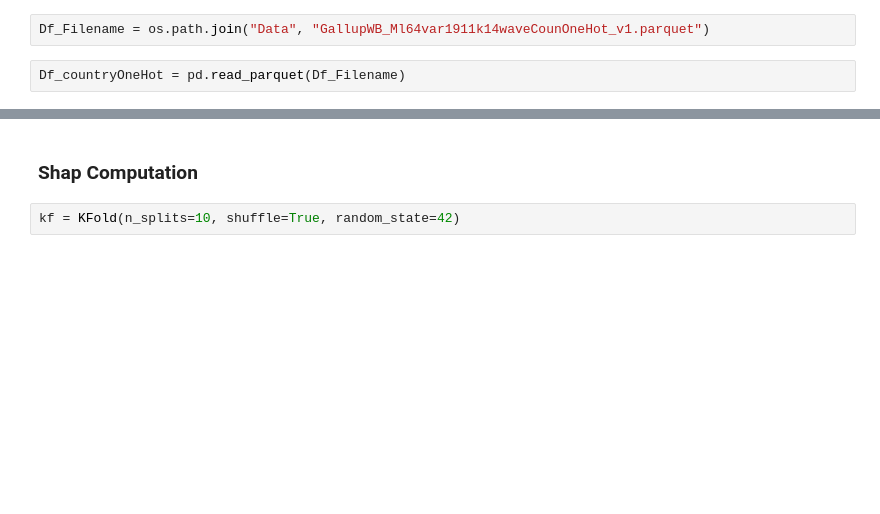
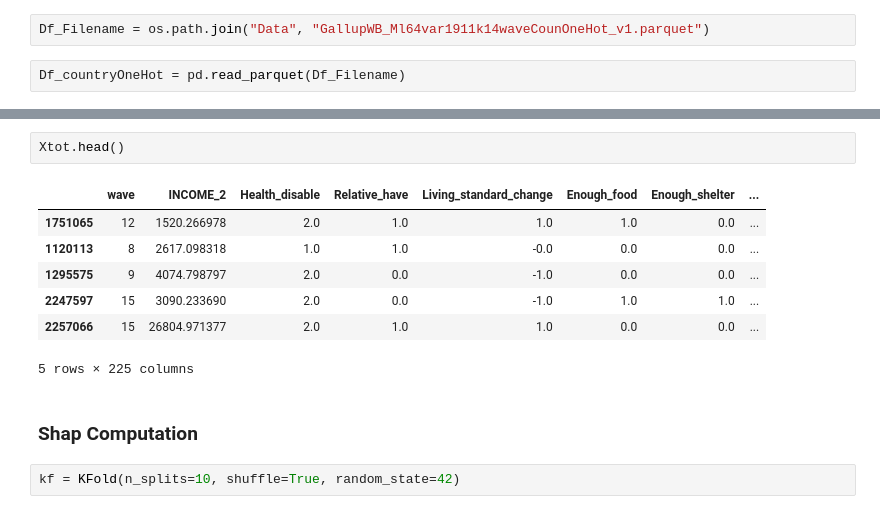
Before and after one commit to MichaelChaoLi-cpu/GallupWellBeingResearch, a Jupyter notebook: Code/MJ_AN_ShapXgbGenderTreatment_RapidsT4.ipynb, the cells around one changed output, grey strips where cells are left out. Saved outputs shown, nothing was run; the diff lists cells and outputs as text; blank space fills up the shorter version.

```diff
--- a/Code/MJ_AN_ShapXgbGenderTreatment_RapidsT4.ipynb
+++ b/Code/MJ_AN_ShapXgbGenderTreatment_RapidsT4.ipynb
@@ -56,4 +102,14 @@ X = Df_countryOneHot.drop(columns=['Cantril_ladder', 'MaleReal_y', 'TreatedAsMal
                                    'TreatmentEffectFemMal', 'COUNTRY_ISO3', 'Gender_female'])
+# %%
+Xtot.head()
+# %% [output]
+|  | wave | INCOME_2 | Health_disable | Relative_have | Living_standard_change | Enough_food | Enough_shelter | ... |
+| 1751065 | 12 | 1520.266978 | 2.0 | 1.0 | 1.0 | 1.0 | 0.0 | ... |
+| 1120113 | 8 | 2617.098318 | 1.0 | 1.0 | -0.0 | 0.0 | 0.0 | ... |
+| 1295575 | 9 | 4074.798797 | 2.0 | 0.0 | -1.0 | 0.0 | 0.0 | ... |
+| 2247597 | 15 | 3090.233690 | 2.0 | 0.0 | -1.0 | 1.0 | 1.0 | ... |
+| 2257066 | 15 | 26804.971377 | 2.0 | 1.0 | 1.0 | 0.0 | 0.0 | ... |
+5 rows × 225 columns
 # %% [markdown]
 ### Shap Computation
 # %%
```
Also changed, not shown: parts of 10 cells of this notebook.
